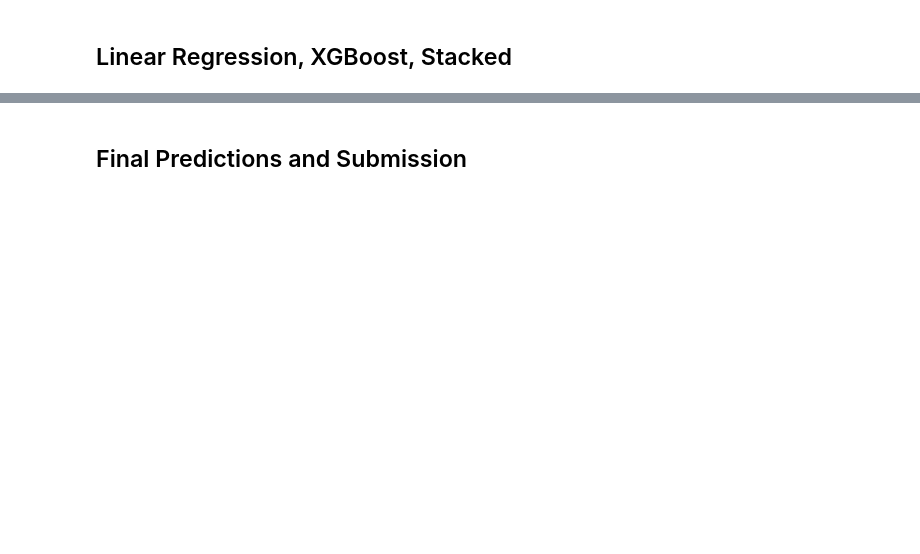
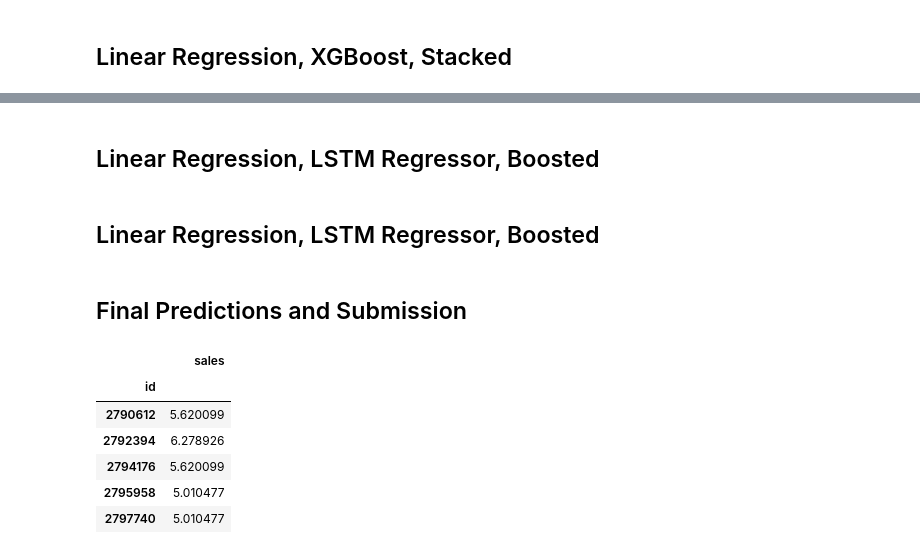
Before and after one commit to J-Schea29/Machine-Learning-for-Store-Sales-Forecasting-Kaggle-Competition, a Jupyter notebook: Rapids-AI-Kaggle.ipynb, the cells around one changed output, grey strips where cells are left out. Drawn from its saved outputs; the diff is of its cells as text; code cells hidden in the pictures; blank space fills up the shorter version.

Commit message:
beginning code for more models

```diff
--- a/Rapids-AI-Kaggle.ipynb
+++ b/Rapids-AI-Kaggle.ipynb
@@ -1346,0 +1822,7 @@ pred_2 = model.predict(X_test_C)
+# %%
+# Fit Model
+model = Hybrid_Pipeline(data_preprocessor, lr, xgb, Boosted=True, to_tensor=False)
+model.fit(X_C, y)
+
+X_test_C = X_test_C[X_test_C.columns[variables]]
+pred_5 = model.predict(X_test_C)
@@ -1347,11 +1831,44 @@ pred_2 = model.predict(X_test_C)
+# %%
+# Fit Model
+model = Hybrid_Pipeline(data_preprocessor, lr, xgb, Boosted=True, to_tensor=False)
+model.fit(X_C, y)
+
+X_test_C = X_test_C[X_test_C.columns[variables]]
+pred_6 = model.predict(X_test_C)
+# %% [markdown]
+## Linear Regression, LSTM Regressor, Boosted
+# %%
+# Fit Model
+model = Hybrid_Pipeline(data_preprocessor, lr, xgb, Boosted=True, to_tensor=False)
+model.fit(X_C, y)
+
+X_test_C = X_test_C[X_test_C.columns[variables]]
+pred_7 = model.predict(X_test_C)
+# %% [markdown]
+## Linear Regression, LSTM Regressor, Boosted
+# %%
+# Fit Model
+model = Hybrid_Pipeline(data_preprocessor, lr, xgb, Boosted=True, to_tensor=False)
+model.fit(X_C, y)
+
+X_test_C = X_test_C[X_test_C.columns[variables]]
+pred_8 = model.predict(X_test_C)
 # %% [markdown]
 ## Final Predictions and Submission
 # %%
 # Generate Predictions
-e_sum = e_1+e_2
+e_sum = e_1+e_2+e_3+e_4+e_5+e_6+e_7+e_8
 
-ensembled_pred = pred_1*e_1/e_sum + pred_2*e_2/e_sum
+ensembled_pred = pred_1*e_1/e_sum + pred_2*e_2/e_sum + pred_3*e_3/e_sum + pred_4*e_4/e_sum + pred_5*e_5/e_sum + pred_6*e_6/e_sum + pred_7*e_7/e_sum + pred_8*e_8/e_sum
 pred.head()
+# %% [output]
+|  | sales |
+| id |  |
+| 2790612 | 5.620099 |
+| 2792394 | 6.278926 |
+| 2794176 | 5.620099 |
+| 2795958 | 5.010477 |
+| 2797740 | 5.010477 |
 # %%
 ensembled_pred.to_csv('submission.csv', index=True)
 # %%
```
Also changed, not shown: parts of 36 cells of this notebook.
